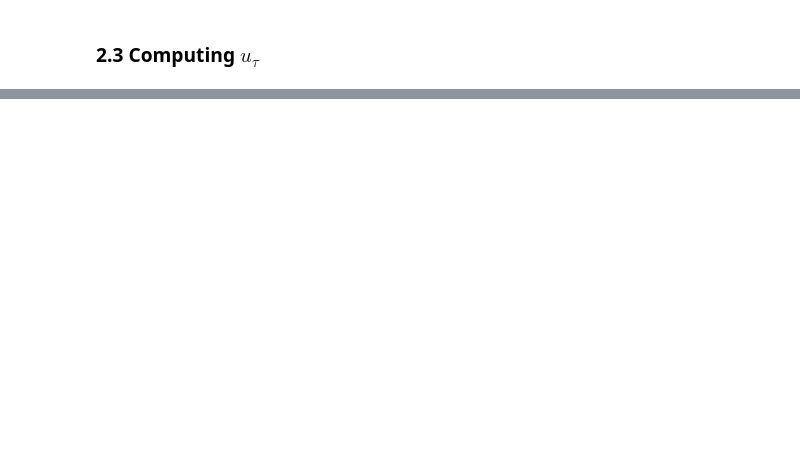
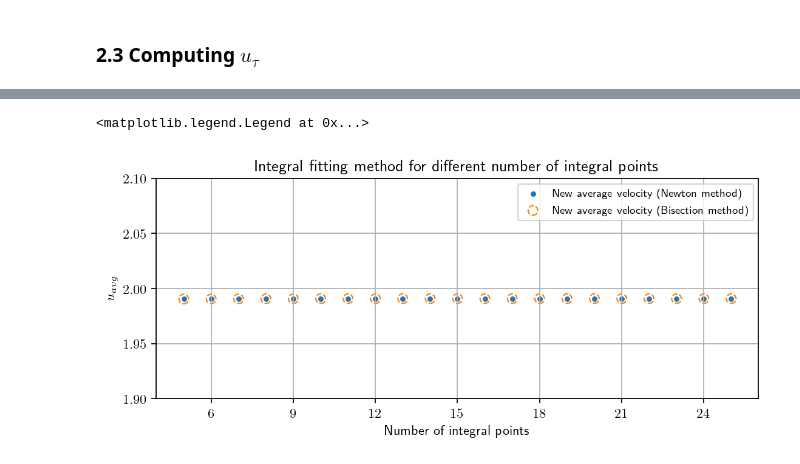
Before and after one commit to AndreWeiner/wall_modeling, a Jupyter notebook: notebooks/IntegralFittingMethod.ipynb, the cells around one changed output, grey strips where cells are left out. Saved outputs shown, nothing was run; the diff lists cells and outputs as text; code cells hidden in the pictures; blank space fills up the shorter version.

```diff
--- a/notebooks/IntegralFittingMethod.ipynb
+++ b/notebooks/IntegralFittingMethod.ipynb
@@ -779,0 +474,37 @@ u_tau_initial = 3
+# %%
+# fixed u_tau
+u_tau = 2.0    # in [m/s]
+u = 20.0       # in [m/s]
+nu = 1.0E-5    # in [m^2/s]
+# arbitrary cell height in [m]
+yf = 1.0E-5
+
+# list of the number of integral points
+num_points_list = np.array([k for k in range(5, 26)])
+
+# obtain the result of Newton's method
+u_avg = np.array([average_velocity(yf, u_tau, nu, method=NEWTON, verbose=False, num_points=num_points)
+                  for num_points in num_points_list])
+
+# obtain the result of Bisection method
+u_avg_bi = np.array([average_velocity(yf, u_tau, nu, method=BISECTION, verbose=False, num_points=num_points)
+                     for num_points in num_points_list])
+# %%
+style3 = ["-", "--"]
+lw3 = 1.0
+
+fig4, ax4 = plt.subplots(1, 1, figsize=(8, 3))
+plt.ylim([1.9, 2.1])
+plt.grid()
+ax4.set_xlabel("Number of integral points")
+ax4.set_ylabel(r'$u_{avg}$')
+ax4.xaxis.set_major_locator(MaxNLocator(integer=True))
+plt.title(r"Integral fitting method for different number of integral points")
+ax4.scatter(num_points_list, u_avg, label = r'New average velocity (Newton method)', marker='.', ls = style3[0],
+            c = "C{:d}".format(0), lw = lw3)
+ax4.scatter(num_points_list, u_avg_bi, label = r'New average velocity (Bisection method)', s = 50, facecolors = 'none',
+            edgecolors = "C{:d}".format(1), ls = style3[1], lw = lw3)
+ax4.legend(fontsize = 8)
+# %% [output]
+<matplotlib.legend.Legend at 0x...>
+[figure, added]
```
Also changed, not shown: parts of 64 cells of this notebook.
